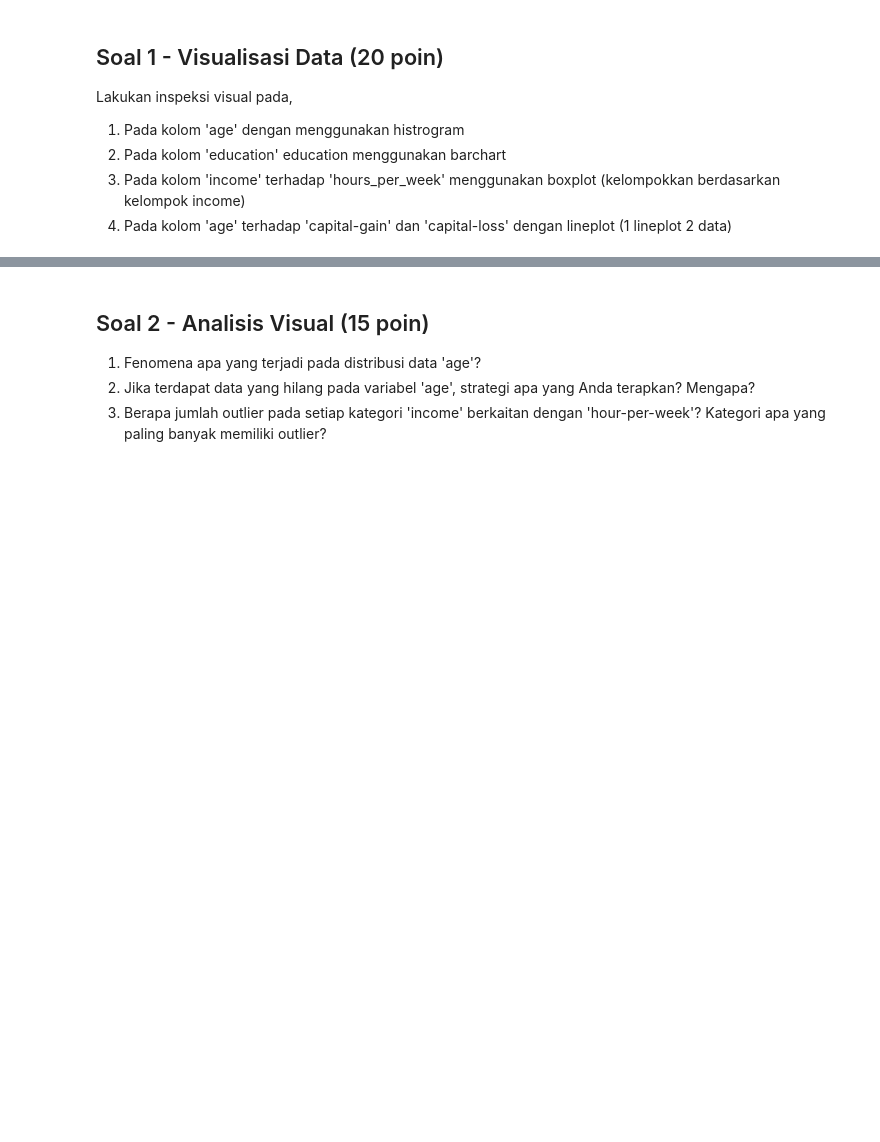
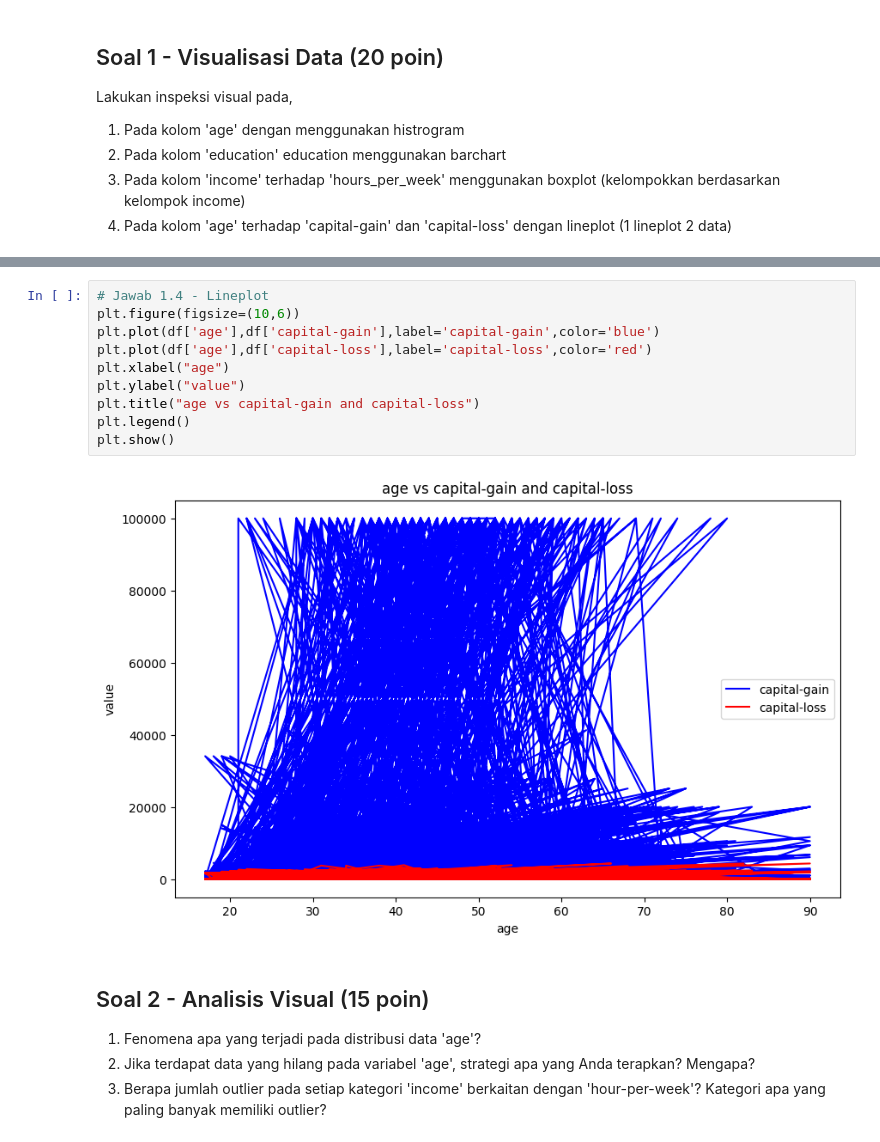
Before and after one commit to geriiy/ML_Ganjil_2025, a Jupyter notebook: KUIS1_2341720109_Gheriya_Rahima_Jauhar.ipynb, the cells around one changed output, grey strips where cells are left out. Drawn from its saved outputs; the diff is of its cells as text; blank space fills up the shorter version.

```diff
--- a/KUIS1_2341720109_Gheriya_Rahima_Jauhar.ipynb
+++ b/KUIS1_2341720109_Gheriya_Rahima_Jauhar.ipynb
@@ -247,3 +274,15 @@ Lakukan inspeksi visual pada,
+# %%
+# Jawab 1.4 - Lineplot
+plt.figure(figsize=(10,6))
+plt.plot(df['age'],df['capital-gain'],label='capital-gain',color='blue')
+plt.plot(df['age'],df['capital-loss'],label='capital-loss',color='red')
+plt.xlabel("age")
+plt.ylabel("value")
+plt.title("age vs capital-gain and capital-loss")
+plt.legend()
+plt.show()
+# %% [output]
+[figure, added]
 # %% [markdown]
 ## Soal 2 - Analisis Visual (15 poin)
 1. Fenomena apa yang terjadi pada distribusi data 'age'?
```
Also changed, not shown: parts of 6 cells of this notebook.
